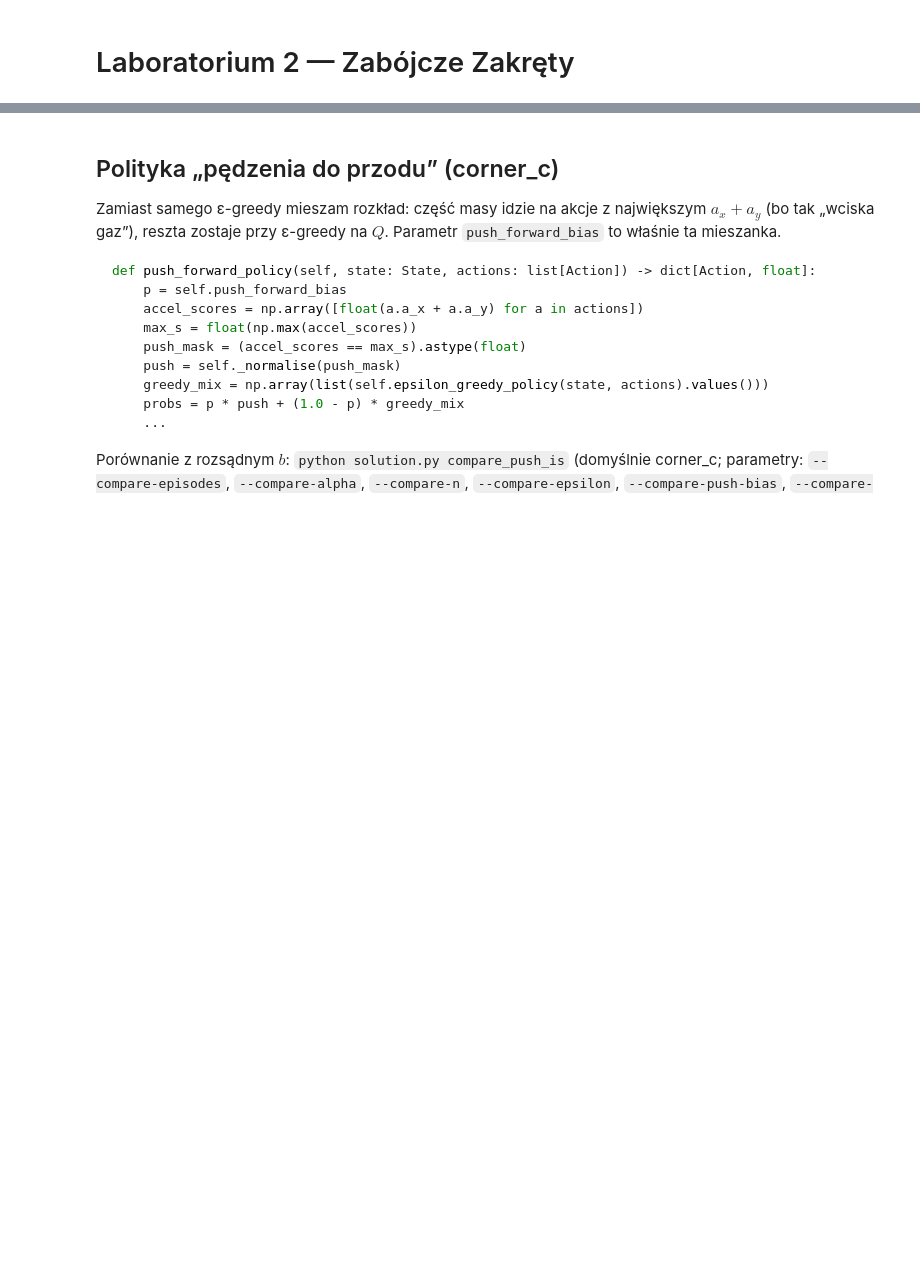
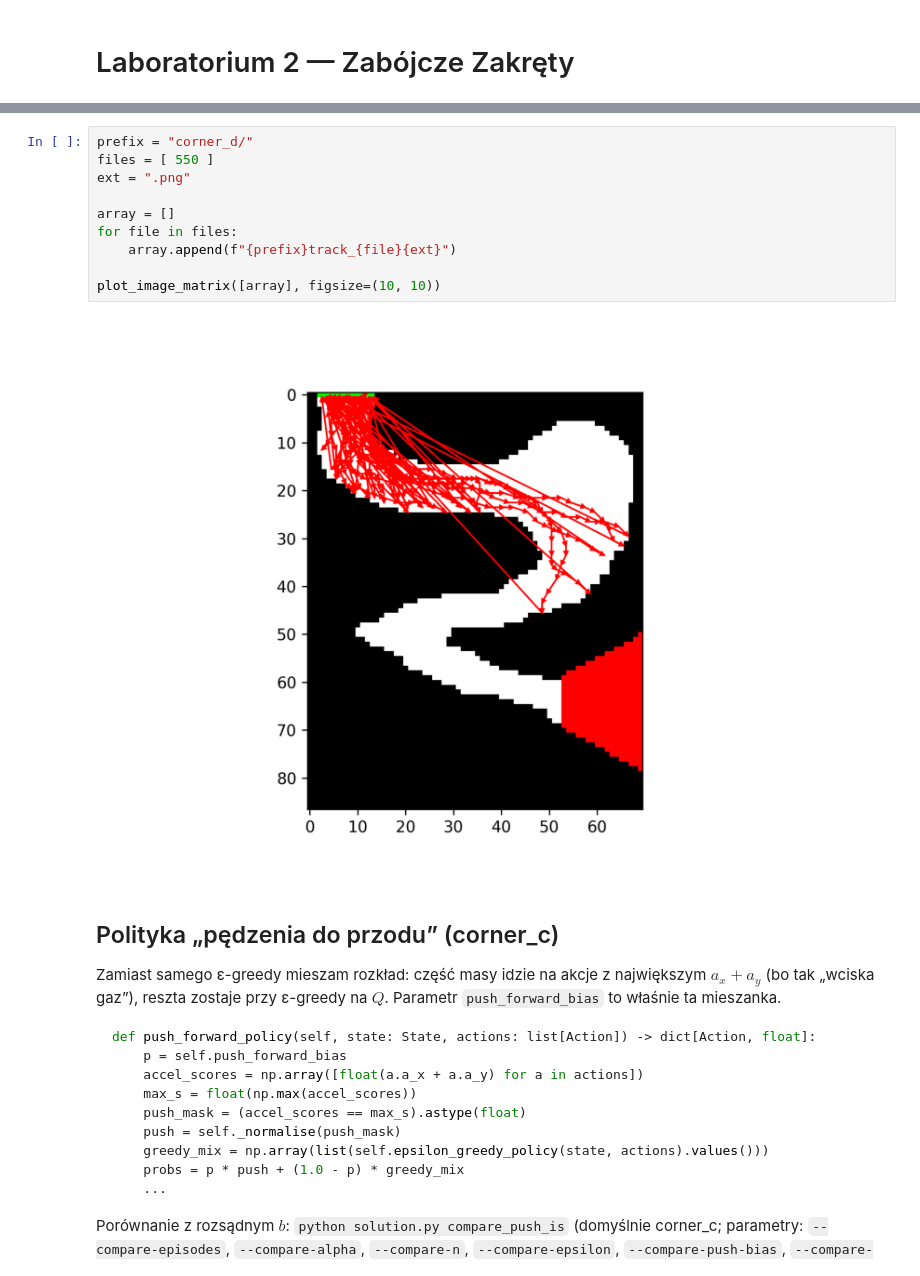
Before and after one commit to McEnigma24/UMISI-sem1-RL, a Jupyter notebook: l2/sprawozdanie_l2_zakrety.ipynb, the cells around one changed output, grey strips where cells are left out. Drawn from its saved outputs; the diff is of its cells as text; blank space fills up the shorter version.

```diff
--- a/l2/sprawozdanie_l2_zakrety.ipynb
+++ b/l2/sprawozdanie_l2_zakrety.ipynb
@@ -157,3 +182,15 @@ Tor trudniejszy — parametry zwykle przenoszone ze studium na corner_c (np. $n=
+# %%
+prefix = "corner_d/"
+files = [ 550 ]
+ext = ".png"
+
+array = []
+for file in files:
+    array.append(f"{prefix}track_{file}{ext}")
+
+plot_image_matrix([array], figsize=(10, 10))
+# %% [output]
+[figure, added]
 # %% [markdown]
 ## Polityka „pędzenia do przodu” (corner_c)
 
```
Also changed, not shown: parts of 18 cells of this notebook, 17 other files.
